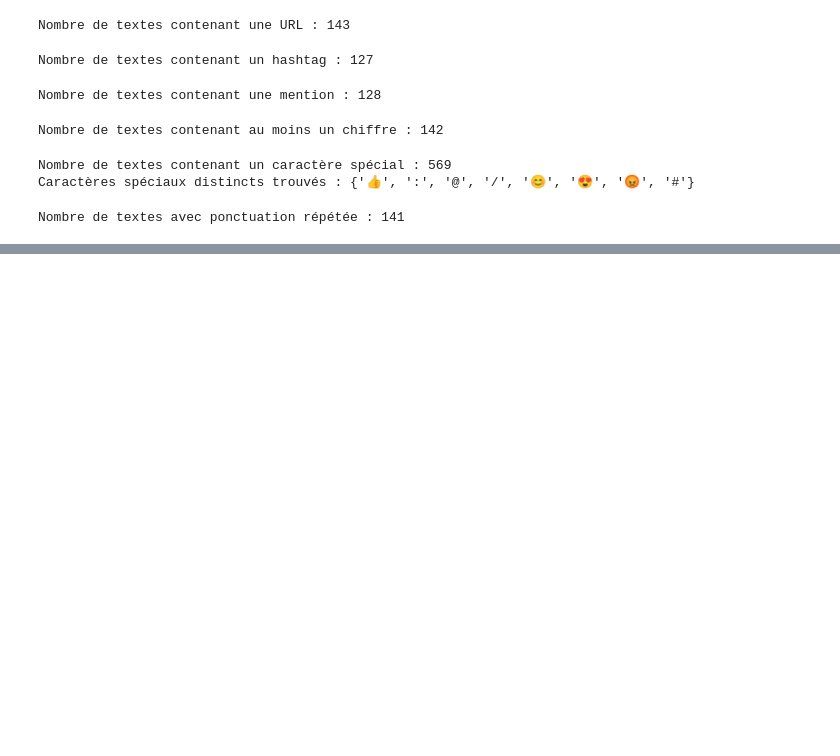
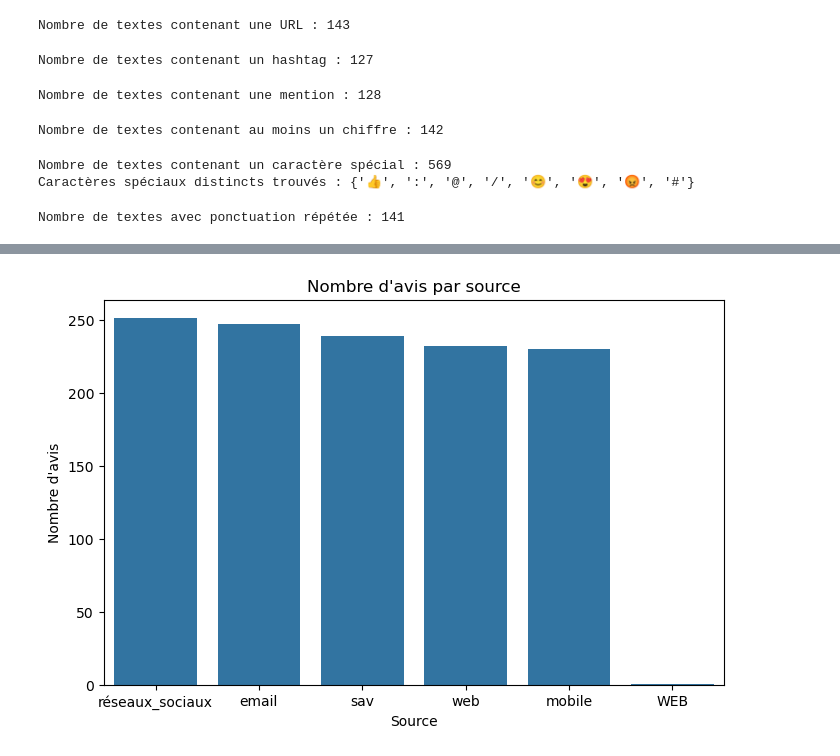
Before and after one commit to Atou-D10/atelier_prepa_donnees_textuelles, a Jupyter notebook: notebooks/atelier_prepa_donnees_textuelles.ipynb, the cells around one changed output, grey strips where cells are left out. Drawn from its saved outputs; the diff is of its cells as text; code cells hidden in the pictures; blank space fills up the shorter version.

Commit message:
Partie 1 - Q15: visualisation du nombre d'avis par source

```diff
--- a/notebooks/atelier_prepa_donnees_textuelles.ipynb
+++ b/notebooks/atelier_prepa_donnees_textuelles.ipynb
@@ -306,0 +319,9 @@ Nombre de textes avec ponctuation répétée : 141
+# %%
+plt.figure(figsize=(8, 5))
+sns.countplot(data=df, x='source', order=df['source'].value_counts().index)
+plt.title("Nombre d'avis par source")
+plt.xlabel('Source')
+plt.ylabel("Nombre d'avis")
+plt.show()
+# %% [output]
+[figure, added]
```
Also changed, not shown: parts of 1 cell of this notebook.
